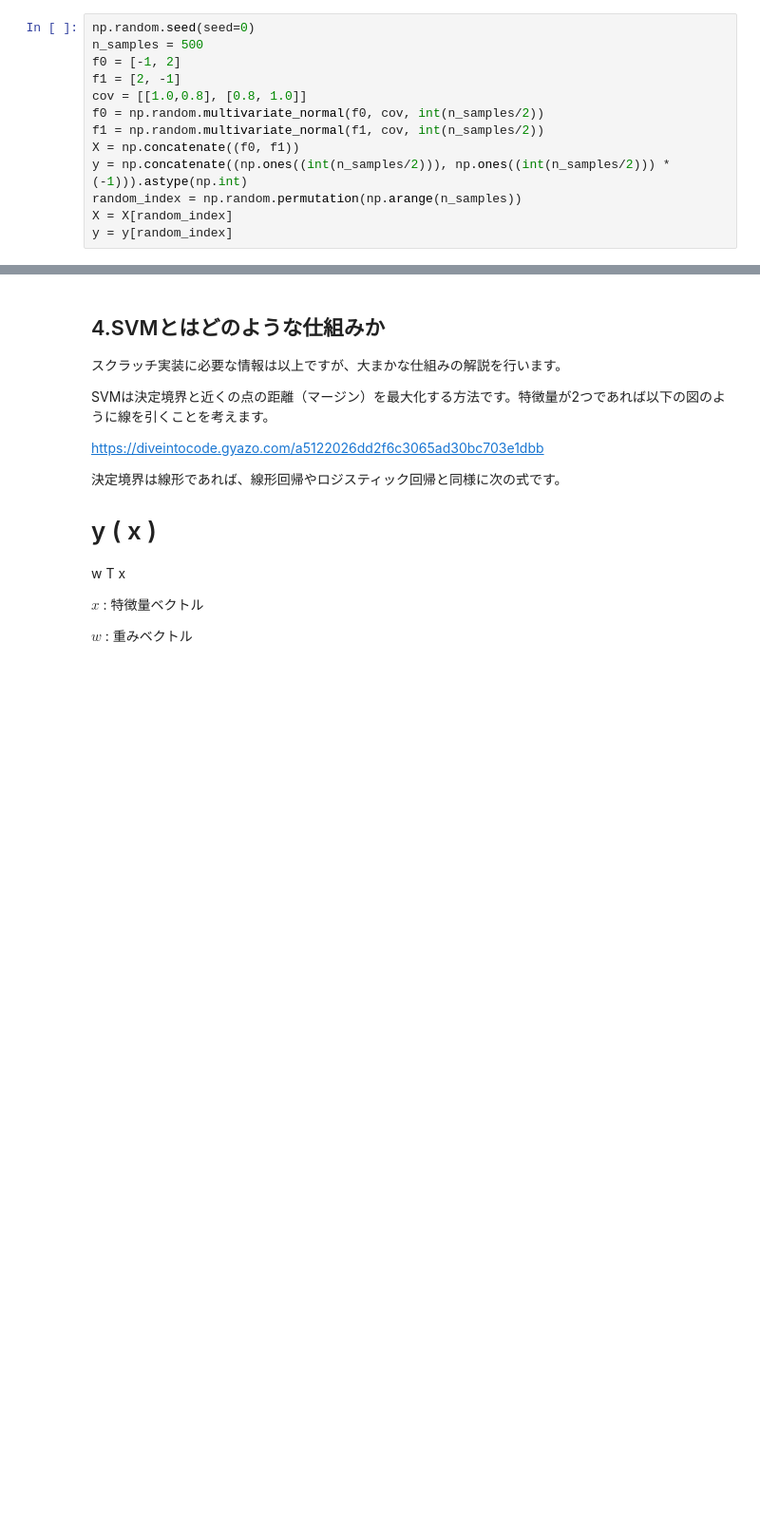
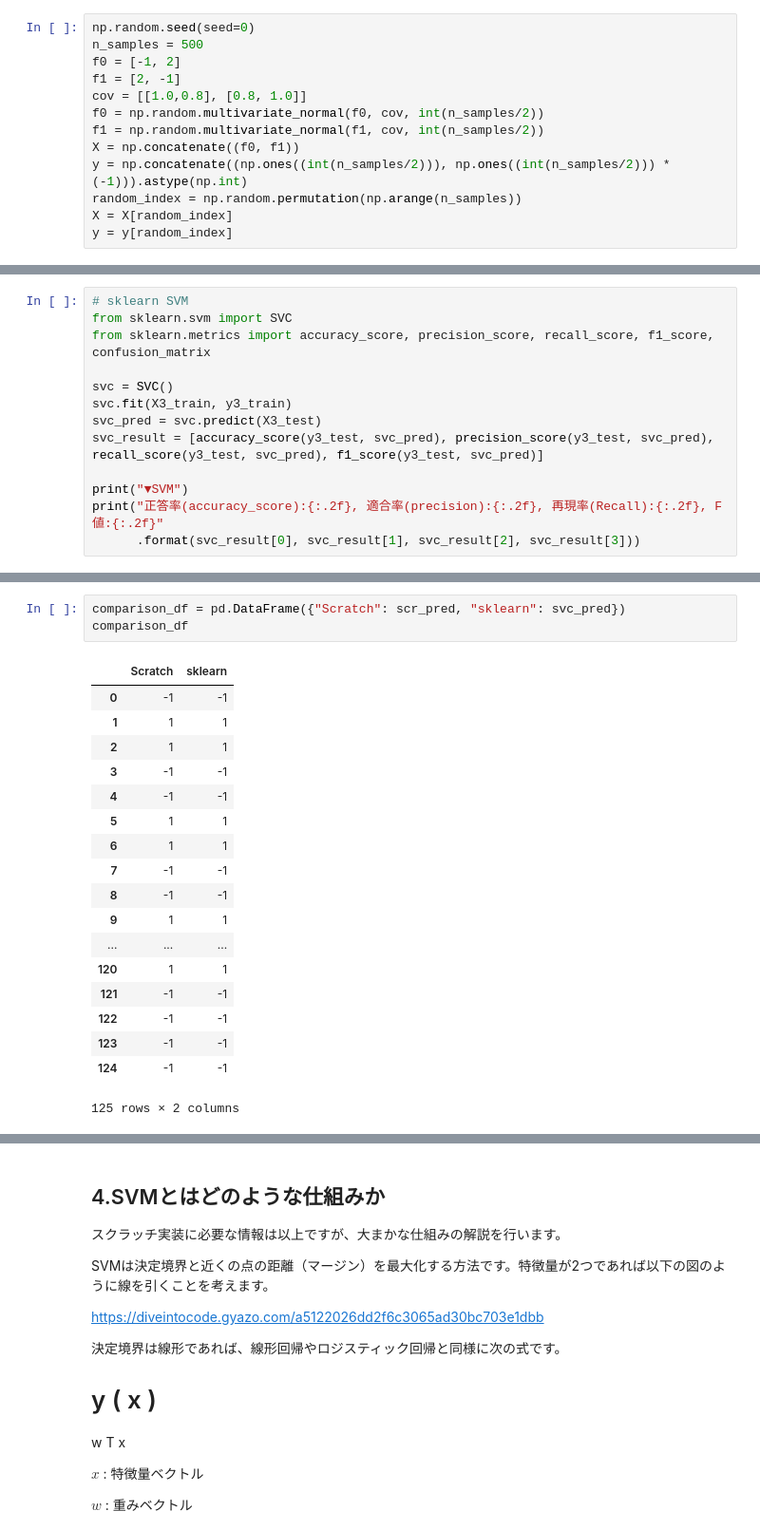
Before and after one commit to adachione/diveintocode-ml, a Jupyter notebook: Sprint/Sprint_機械学習スクラッチ_SVM.ipynb, the cells around one changed output, grey strips where cells are left out. Shown: that part at 95% size. Drawn from its saved outputs; the diff is of its cells as text; blank space fills up the shorter version.

```diff
--- a/Sprint/Sprint_機械学習スクラッチ_SVM.ipynb
+++ b/Sprint/Sprint_機械学習スクラッチ_SVM.ipynb
@@ -613,0 +417,13 @@ model2.fit(X_train, y_train)
+# %%
+# sklearn SVM
+from sklearn.svm import SVC
+from sklearn.metrics import accuracy_score, precision_score, recall_score, f1_score, confusion_matrix
+
+svc = SVC()
+svc.fit(X3_train, y3_train)
+svc_pred = svc.predict(X3_test)
+svc_result = [accuracy_score(y3_test, svc_pred), precision_score(y3_test, svc_pred), recall_score(y3_test, svc_pred), f1_score(y3_test, svc_pred)]
+
+print("▼SVM")
+print("正答率(accuracy_score):{:.2f}, 適合率(precision):{:.2f}, 再現率(Recall):{:.2f}, F値:{:.2f}"
+      .format(svc_result[0], svc_result[1], svc_result[2], svc_result[3]))
@@ -613,0 +443,22 @@ model2.fit(X_train, y_train)
+# %%
+comparison_df = pd.DataFrame({"Scratch": scr_pred, "sklearn": svc_pred})
+comparison_df
+# %% [output]
+|  | Scratch | sklearn |
+| 0 | -1 | -1 |
+| 1 | 1 | 1 |
+| 2 | 1 | 1 |
+| 3 | -1 | -1 |
+| 4 | -1 | -1 |
+| 5 | 1 | 1 |
+| 6 | 1 | 1 |
+| 7 | -1 | -1 |
+| 8 | -1 | -1 |
+| 9 | 1 | 1 |
+| ... | ... | ... |
+| 120 | 1 | 1 |
+| 121 | -1 | -1 |
+| 122 | -1 | -1 |
+| 123 | -1 | -1 |
+| 124 | -1 | -1 |
+125 rows × 2 columns
```
Also changed, not shown: parts of 37 cells of this notebook.
